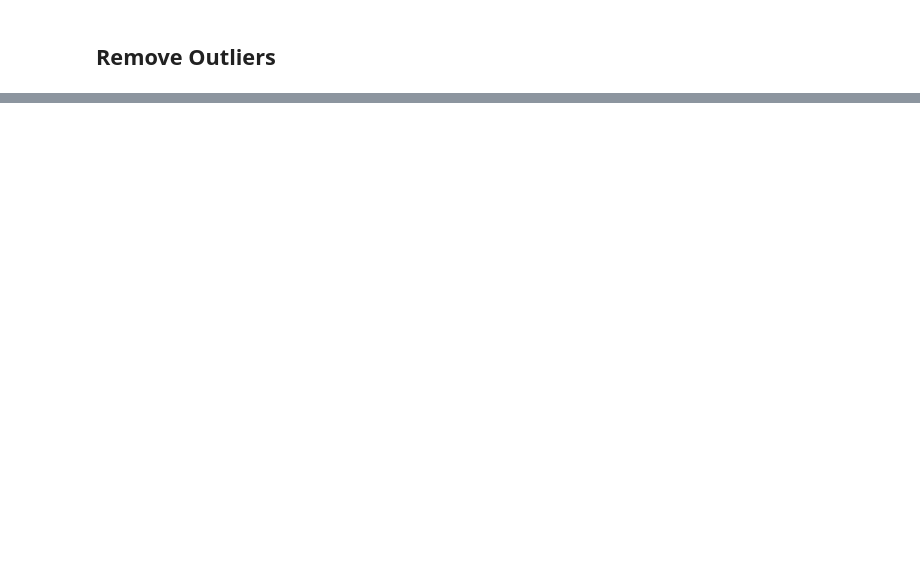
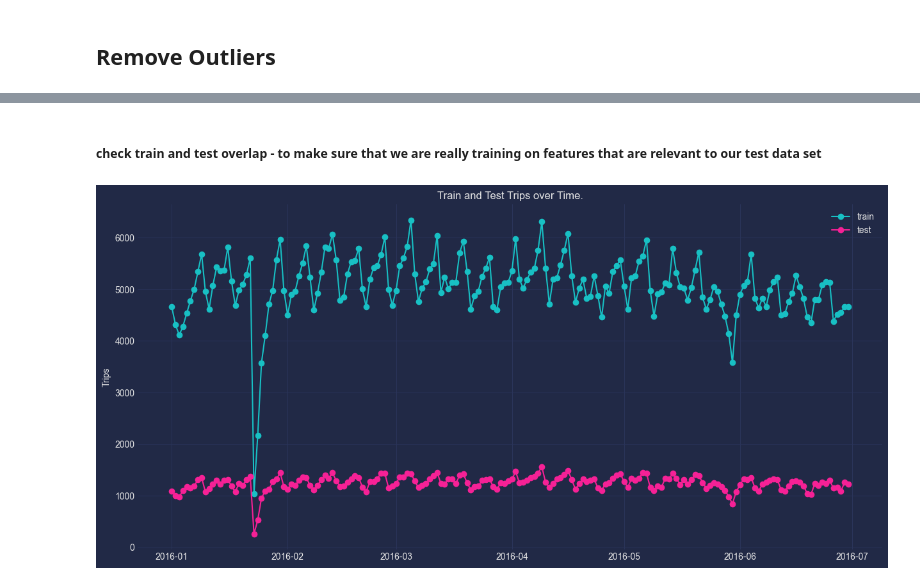
Before and after one commit to MahmoudNamNam/Data-Analysis-Projects, a Jupyter notebook: New_York_City_Taxi_Trip_Duration/model.ipynb, the cells around one changed output, grey strips where cells are left out. Drawn from its saved outputs; the diff is of its cells as text; code cells hidden in the pictures; blank space fills up the shorter version.

Commit message:
Remove Outliers and Update the Observations in EDA

```diff
--- a/New_York_City_Taxi_Trip_Duration/model.ipynb
+++ b/New_York_City_Taxi_Trip_Duration/model.ipynb
@@ -109,6 +159,7 @@ test['pickup_datetime'] = pd.to_datetime(test['pickup_datetime'])
 # %%
 # Extracting additional info from date
-def time(df):
+def extract_datetime_features(df):
+    df['pickup_datetime'] = pd.to_datetime(df['pickup_datetime'])
     df['pickup_year'] = df['pickup_datetime'].dt.year
     df['pickup_month'] = df['pickup_datetime'].dt.month
     df['pickup_day'] = df['pickup_datetime'].dt.dayofweek
@@ -116,8 +167,8 @@ def time(df):
     df['pickup_time'] = df['pickup_datetime'].dt.hour
     df['trip_duration_minutes'] = df['trip_duration'] / 60
     df['season'] = df['pickup_datetime'].dt.month % 12 // 3 + 1
+    df['pickup_date'] = pd.to_datetime(df['pickup_datetime'].dt.date)
     return df
 
-
-train = time(train)
-test = time(test)
+train = extract_datetime_features(train)
+test = extract_datetime_features(test)
@@ -126,10 +174,0 @@ test = time(test)
-# %%
-train['pickup_date'] = pd.to_datetime(pd.to_datetime(train['pickup_datetime']).dt.date)
-test['pickup_date'] = pd.to_datetime(pd.to_datetime(test['pickup_datetime']).dt.date)
-
-fig,ax1 = plt.subplots(1,1,figsize=(15,7))
-plt.plot(train.groupby('pickup_date').count()[['vendor_id']], 'o-', label='train')
-plt.plot(test.groupby('pickup_date').count()[['vendor_id']], 'o-', label='test')
-ax1.set_title('Train and Test Trips over Time.')
-ax1.legend(loc=0)
-ax1.set_ylabel('Trips')
@@ -146,0 +195,25 @@ Date of Maximum Average Trip Duration in average trip duration: 778846
+# %%
+def remove_outliers(df, column):
+    Q1 = df[column].quantile(0.25)
+    Q3 = df[column].quantile(0.75)
+    IQR = Q3 - Q1
+    lower_bound = Q1 - 1.5 * IQR
+    upper_bound = Q3 + 1.5 * IQR
+    return df[(df[column] >= lower_bound) & (df[column] <= upper_bound)]
+# %%
+train = remove_outliers(train, 'trip_duration_minutes')
+# %% [markdown]
+##### check train and test overlap - to make sure that we are really training on features that are relevant to our test data set
+# %%
+def check_train_test_overlap(train, test):
+    fig, ax1 = plt.subplots(1, 1, figsize=(15, 7))
+    plt.plot(train.groupby('pickup_date').count()[['vendor_id']], 'o-', label='train')
+    plt.plot(test.groupby('pickup_date').count()[['vendor_id']], 'o-', label='test')
+    ax1.set_title('Train and Test Trips over Time.')
+    ax1.legend(loc=0)
+    ax1.set_ylabel('Trips')
+    plt.show()
+
+check_train_test_overlap(train, test)
+# %% [output]
+[figure, added]
```
Also changed, not shown: parts of 16 cells of this notebook.
